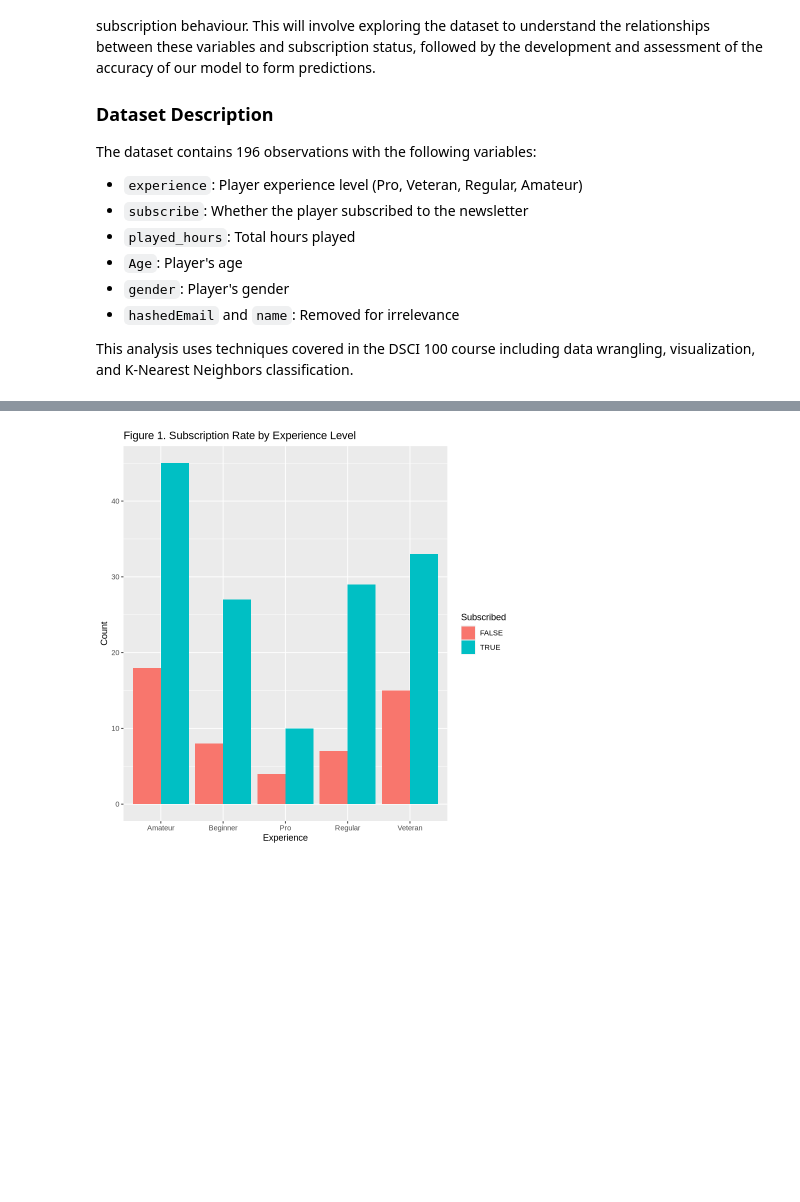
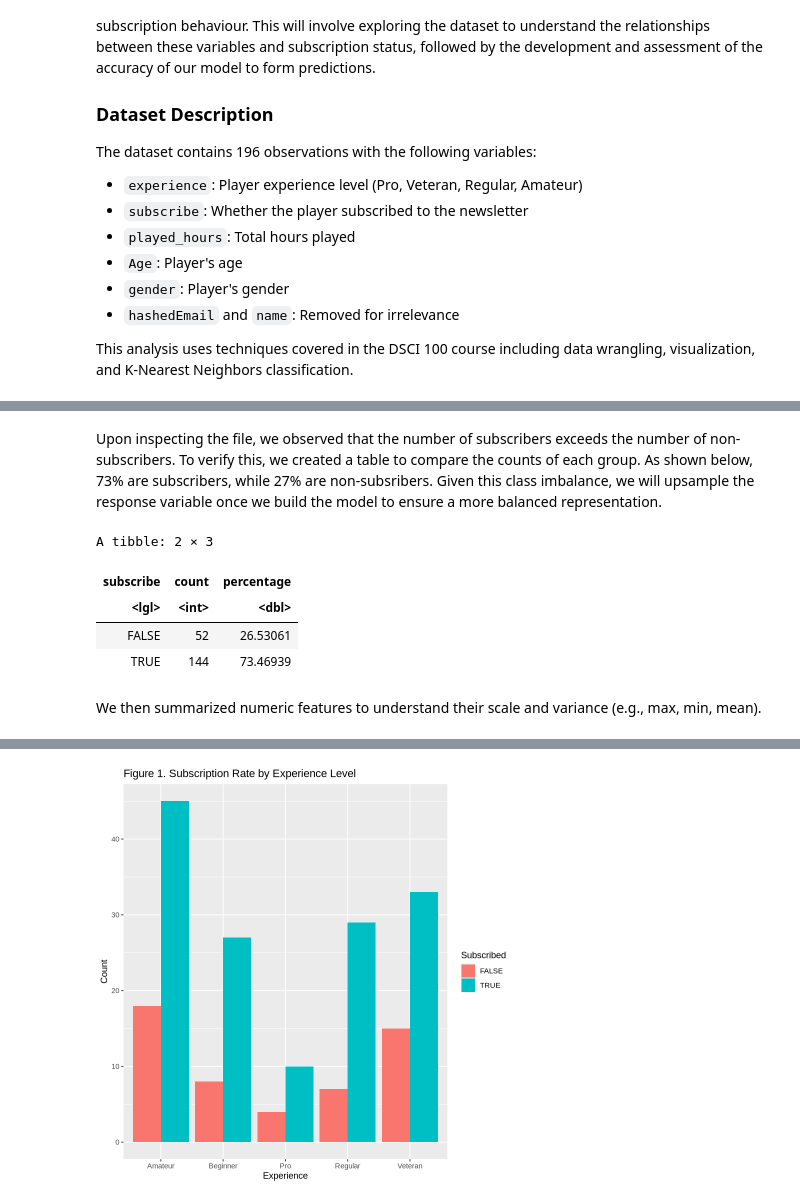
Before and after one commit to cmojar9/dsci-100-project-new, a Jupyter notebook: game_subscription_knn_report-3-3.ipynb, the cells around one changed output, grey strips where cells are left out. Drawn from its saved outputs; the diff is of its cells as text; code cells hidden in the pictures; blank space fills up the shorter version.

```diff
--- a/game_subscription_knn_report-3-3.ipynb
+++ b/game_subscription_knn_report-3-3.ipynb
@@ -126 +90,22 @@ A tibble: 6 × 5
+# %% [markdown]
+Upon inspecting the file, we observed that the number of subscribers exceeds the number of non-subscribers. To verify this, we created a table to compare the counts of each group. As shown below, 73% are subscribers, while 27% are non-subsribers. Given this class imbalance, we will upsample the response variable once we build the model to ensure a more balanced representation.
+# %%
+num_obs <- nrow(players)
+
+players_subscribe <- players |>
+  group_by(subscribe) |>
+  summarize(
+    count = n(),
+    percentage = n() / num_obs * 100
+  )
+
+players_subscribe
+# %% [output]
+A tibble: 2 × 3
+| subscribe | count | percentage |
+| <lgl> | <int> | <dbl> |
+| FALSE | 52 | 26.53061 |
+| TRUE | 144 | 73.46939 |
+# %% [markdown]
+We then summarized numeric features to understand their scale and variance (e.g., max, min, mean).
 # %%
```
Also changed, not shown: parts of 20 cells of this notebook.
